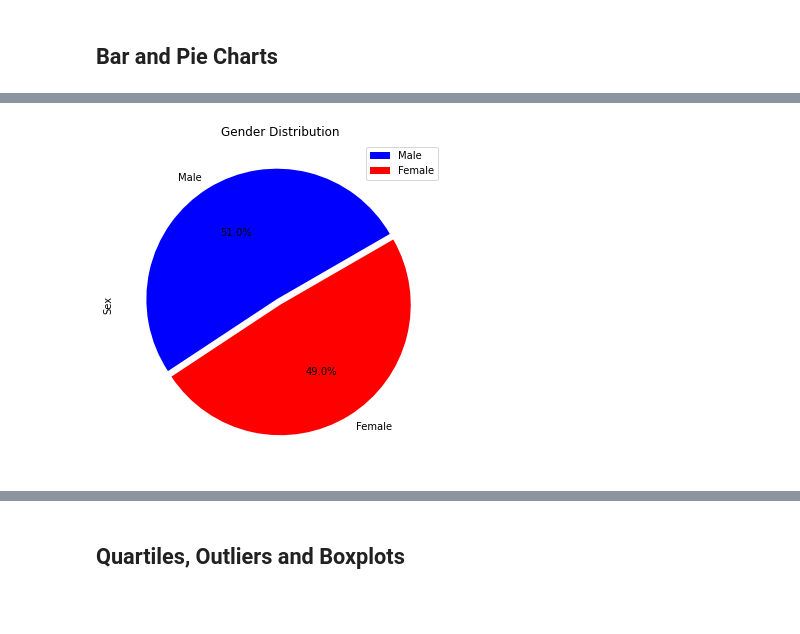
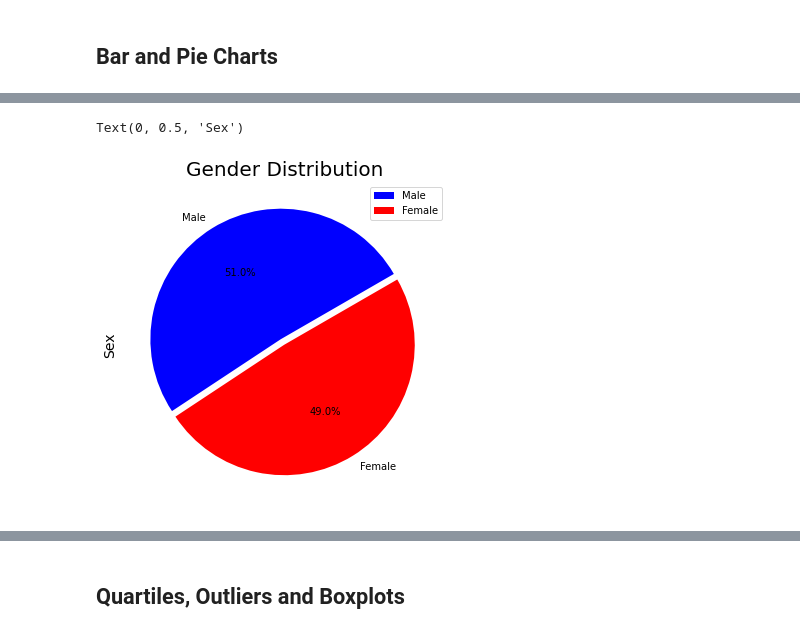
Before and after one commit to ipavlunin/Matplotlib-Challenge, a Jupyter notebook: Pymaceuticals/pymaceuticals_starter.ipynb, the cells around one changed output, grey strips where cells are left out. Saved outputs shown, nothing was run; the diff lists cells and outputs as text; code cells hidden in the pictures; blank space fills up the shorter version.

```diff
--- a/Pymaceuticals/pymaceuticals_starter.ipynb
+++ b/Pymaceuticals/pymaceuticals_starter.ipynb
@@ -138,11 +136,15 @@ plt.show()
 # %%
 # Generate a pie plot showing the distribution of female versus male mice using pandas
 male = (len(clean_mice.loc[clean_mice["Sex"] == "Male",:])/len(clean_mice["Sex"]))*100
 female = (len(clean_mice.loc[clean_mice["Sex"] == "Female",:])/len(clean_mice["Sex"]))*100
 gender_df = pd.DataFrame({"Sex": [male, female], "Mice":["Male", "Female"]})
 gender_df = gender_df.set_index('Mice')
 
 plot = gender_df.plot.pie(y="Sex", figsize =(6, 6), explode=(0.05,0), colors = 'br', autopct='%1.1f%%',
-                          startangle = 30, title="Gender Distribution")
+                          startangle = 30)
+
+plt.title('Gender Distribution',fontsize = 20)
+plt.ylabel('Sex',fontsize = 14)
 # %% [output]
+Text(0, 0.5, 'Sex')
-[figure, old version]
+[figure, new version]
```
Also changed, not shown: parts of 4 cells of this notebook.
